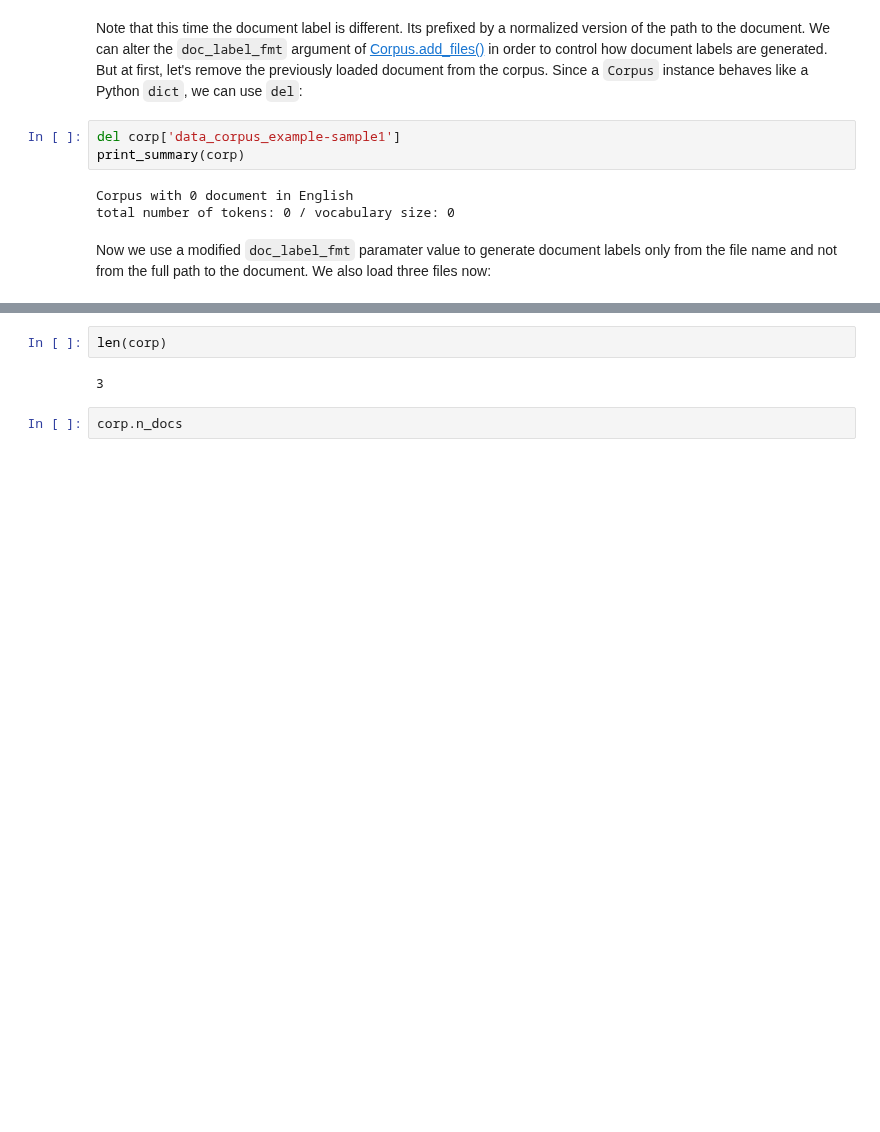
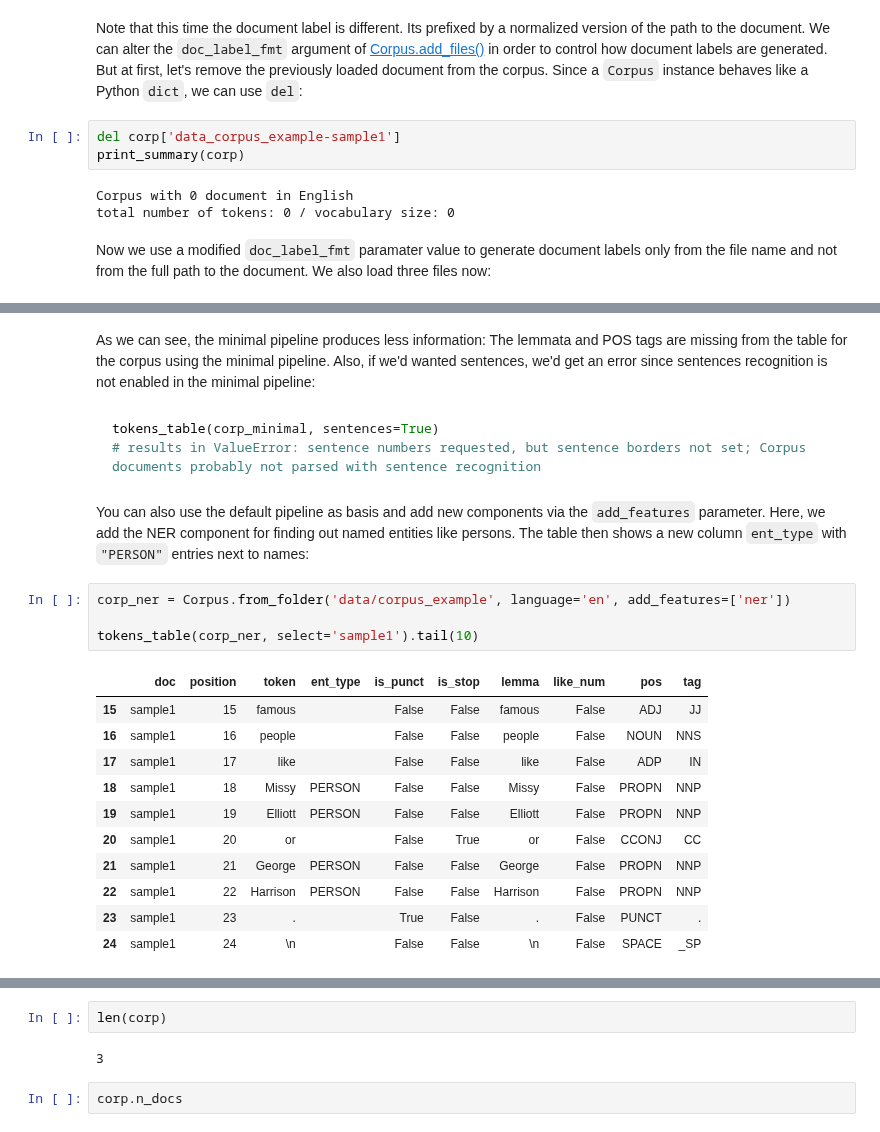
Before and after one commit to WZBSocialScienceCenter/tmtoolkit, a Jupyter notebook: doc/source/text_corpora.ipynb, the cells around one changed output, grey strips where cells are left out. Drawn from its saved outputs; the diff is of its cells as text; blank space fills up the shorter version.

````diff
--- a/doc/source/text_corpora.ipynb
+++ b/doc/source/text_corpora.ipynb
@@ -119,0 +158,25 @@ TODO: cont. here
+# %% [markdown]
+As we can see, the minimal pipeline produces less information: The lemmata and POS tags are missing from the table for the corpus using the minimal pipeline. Also, if we'd wanted sentences, we'd get an error since sentences recognition is not enabled in the minimal pipeline:
+# %% [markdown]
+```python
+tokens_table(corp_minimal, sentences=True)
+# results in ValueError: sentence numbers requested, but sentence borders not set; Corpus documents probably not parsed with sentence recognition
+```
+# %% [markdown]
+You can also use the default pipeline as basis and add new components via the `add_features` parameter. Here, we add the NER component for finding out named entities like persons. The table then shows a new column `ent_type` with `"PERSON"` entries next to names:
+# %%
+corp_ner = Corpus.from_folder('data/corpus_example', language='en', add_features=['ner'])
+
+tokens_table(corp_ner, select='sample1').tail(10)
+# %% [output]
+|  | doc | position | token | ent_type | is_punct | is_stop | lemma | like_num | pos | tag |
+| 15 | sample1 | 15 | famous |  | False | False | famous | False | ADJ | JJ |
+| 16 | sample1 | 16 | people |  | False | False | people | False | NOUN | NNS |
+| 17 | sample1 | 17 | like |  | False | False | like | False | ADP | IN |
+| 18 | sample1 | 18 | Missy | PERSON | False | False | Missy | False | PROPN | NNP |
+| 19 | sample1 | 19 | Elliott | PERSON | False | False | Elliott | False | PROPN | NNP |
+| 20 | sample1 | 20 | or |  | False | True | or | False | CCONJ | CC |
+| 21 | sample1 | 21 | George | PERSON | False | False | George | False | PROPN | NNP |
+| 22 | sample1 | 22 | Harrison | PERSON | False | False | Harrison | False | PROPN | NNP |
+| 23 | sample1 | 23 | . |  | True | False | . | False | PUNCT | . |
+| 24 | sample1 | 24 | \n |  | False | False | \n | False | SPACE | _SP |
````
Also changed, not shown: parts of 31 cells of this notebook, 3 other files.
